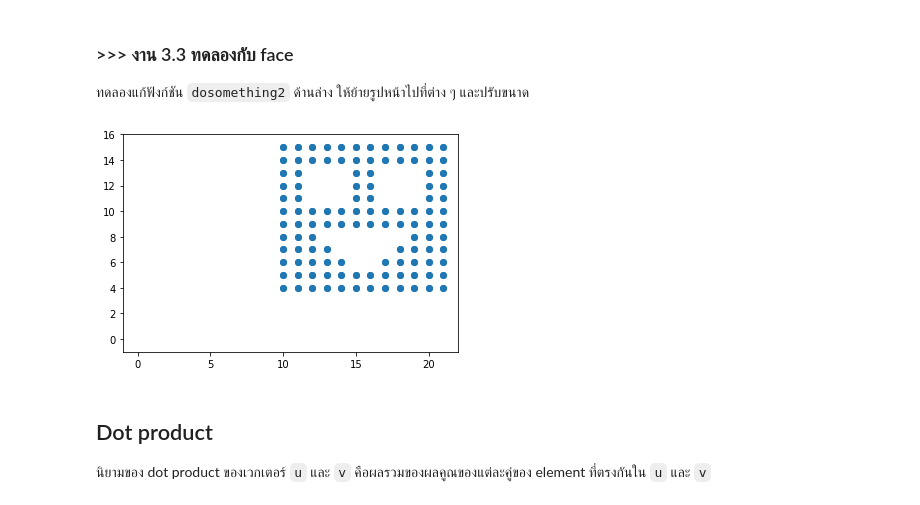
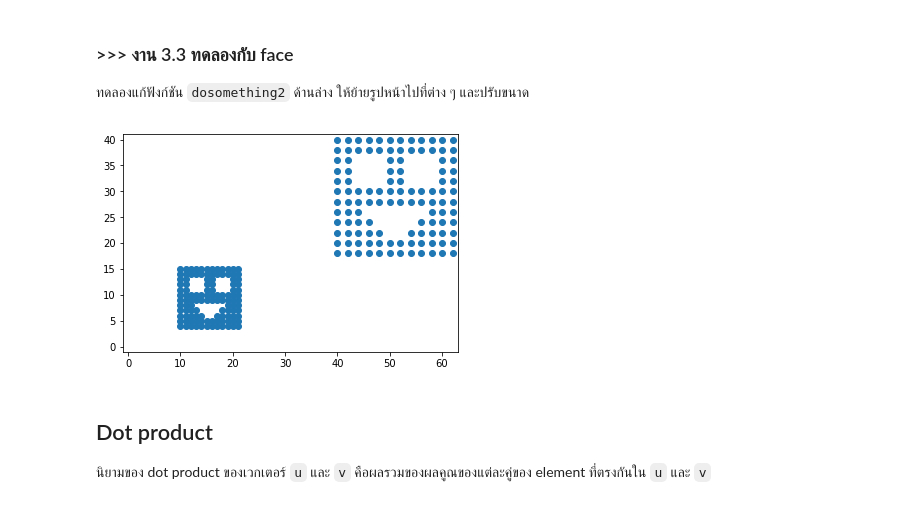
Before and after one commit to aslupin/Linear-algebra, a Jupyter notebook: 3-dot-product-part1.ipynb, the cells around one changed output. Saved outputs shown, nothing was run; the diff lists cells and outputs as text; code cells hidden in the pictures.

```diff
--- a/3-dot-product-part1.ipynb
+++ b/3-dot-product-part1.ipynb
@@ -98,11 +105,11 @@ plot_scatter(fvectors + list(map(dosomething, fvectors)))
 ทดลองแก้ฟังก์ชัน `dosomething2` ด้านล่าง ให้ย้ายรูปหน้าไปที่ต่าง ๆ และปรับขนาด
 # %%
 def dosomething2(v):
-    return v
+    return vadd(scalar_mult(2,v),[20,10])
 
 plot_scatter(fvectors + list(map(dosomething2, fvectors)))
 # %% [output]
-[figure, old version]
+[figure, new version]
 # %% [markdown]
 ## Dot product
 นิยามของ dot product ของเวกเตอร์ `u` และ `v` คือผลรวมของผลคูณของแต่ละคู่ของ element ที่ตรงกันใน `u` และ `v`
```
Also changed, not shown: parts of 6 cells of this notebook, 3 other files.
